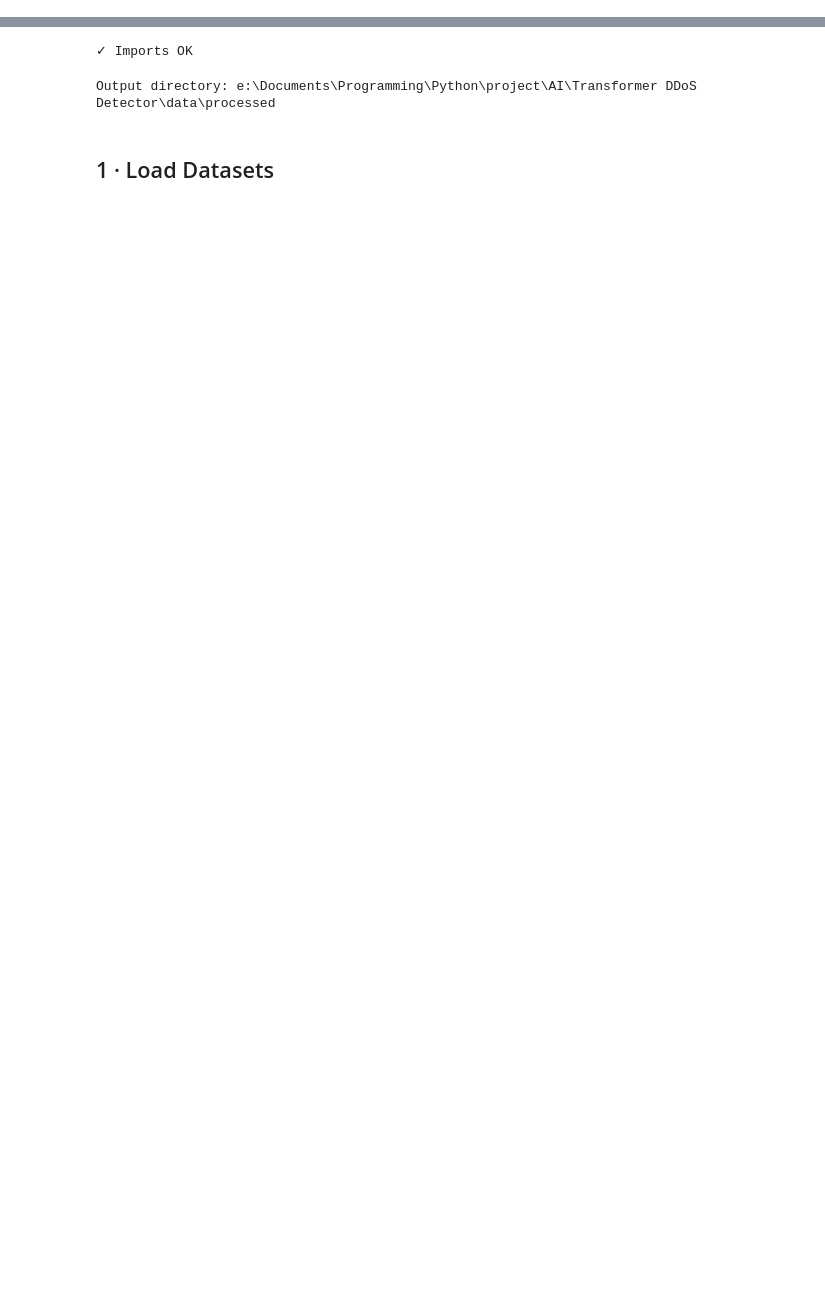
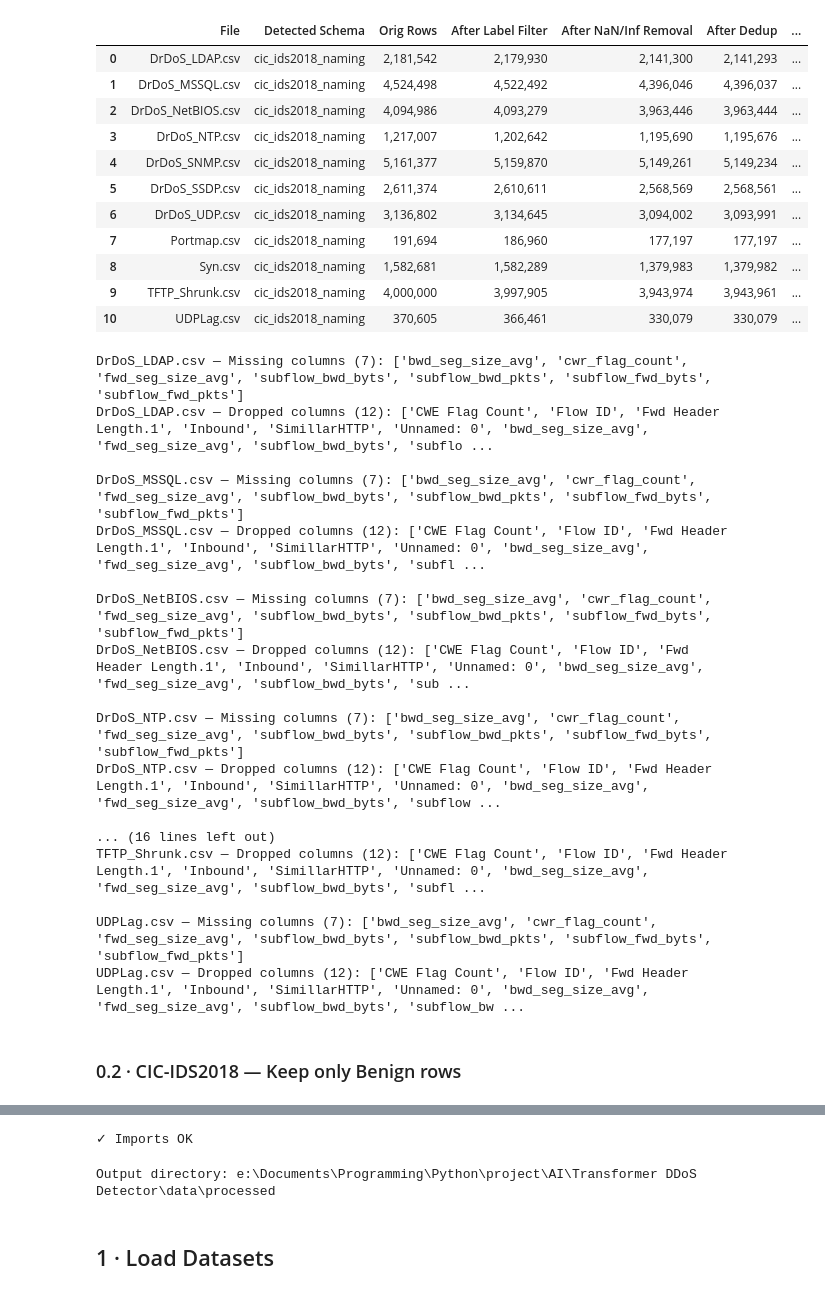
Before and after one commit to MosaAmran11/Transformer-DDoS-Detector, a Jupyter notebook: notebooks/01_data_preprocessing.ipynb, the cells around one changed output, grey strips where cells are left out. Cells and saved outputs as stored; diff of their text form; code cells hidden in the pictures; blank space fills up the shorter version.

```diff
--- a/notebooks/01_data_preprocessing.ipynb
+++ b/notebooks/01_data_preprocessing.ipynb
@@ -13,0 +52,9 @@
+# %%
+# ── Process CIC-DDoS2019 ─────────────────────────────────────────────────────
+ddos_std = DataStandardizer(CONFIG_FILE, DDOS_DIR, DDOS_DIR)
+ddos_results = ddos_std.run(
+    drop_label=['Benign', 'WebDDoS'],
+    max_rows=MAX_ROWS,
+    random_state=RANDOM_STATE,
+)
+print(f'\nDone. Processed {len(ddos_results)} file(s).')
@@ -13,0 +79,65 @@
+# %%
+# ── Display CIC-DDoS2019 results ─────────────────────────────────────────────
+rows = []
+for r in ddos_results:
+    if 'Error' in r:
+        rows.append({'File': r['File'], 'Status': f"ERROR: {r['Error']}"})
+    else:
+        rows.append({
+            'File'                  : r['File'],
+            'Detected Schema'       : r['Detected Type'],
+            'Orig Rows'             : f"{r['Original Rows']:,}",
+            'After Label Filter'    : f"{r['Rows After Label Filter']:,}",
+            'After NaN/Inf Removal' : f"{r['Rows After NaN/Inf Removal']:,}",
+            'After Dedup'           : f"{r['Rows After Dedup']:,}",
+            'Final Rows'            : f"{r['Final Rows']:,}",
+            'Orig Cols'             : r['Original Column Count'],
+            'Final Cols'            : r['Final Column Count'],
+            'Missing Cols'          : len(r['Missing Columns (Target cols not found)']),
+            'Dropped Cols'          : len(r['Dropped Columns (Extras/Duplicates)']),
+        })
+
+df_ddos_summary = pd.DataFrame(rows)
+display(df_ddos_summary)
+
+# Show missing / dropped details for each file
+for r in ddos_results:
+    if 'Error' not in r:
+        missing = r['Missing Columns (Target cols not found)']
+        dropped = r['Dropped Columns (Extras/Duplicates)']
+        if missing:
+            print(f"\n{r['File']} — Missing columns ({len(missing)}): {missing}")
+        if dropped:
+            print(f"{r['File']} — Dropped columns ({len(dropped)}): {dropped}")
+# %% [output]
+|  | File | Detected Schema | Orig Rows | After Label Filter | After NaN/Inf Removal | After Dedup | ... |
+| 0 | DrDoS_LDAP.csv | cic_ids2018_naming | 2,181,542 | 2,179,930 | 2,141,300 | 2,141,293 | ... |
+| 1 | DrDoS_MSSQL.csv | cic_ids2018_naming | 4,524,498 | 4,522,492 | 4,396,046 | 4,396,037 | ... |
+| 2 | DrDoS_NetBIOS.csv | cic_ids2018_naming | 4,094,986 | 4,093,279 | 3,963,446 | 3,963,444 | ... |
+| 3 | DrDoS_NTP.csv | cic_ids2018_naming | 1,217,007 | 1,202,642 | 1,195,690 | 1,195,676 | ... |
+| 4 | DrDoS_SNMP.csv | cic_ids2018_naming | 5,161,377 | 5,159,870 | 5,149,261 | 5,149,234 | ... |
+| 5 | DrDoS_SSDP.csv | cic_ids2018_naming | 2,611,374 | 2,610,611 | 2,568,569 | 2,568,561 | ... |
+| 6 | DrDoS_UDP.csv | cic_ids2018_naming | 3,136,802 | 3,134,645 | 3,094,002 | 3,093,991 | ... |
+| 7 | Portmap.csv | cic_ids2018_naming | 191,694 | 186,960 | 177,197 | 177,197 | ... |
+| 8 | Syn.csv | cic_ids2018_naming | 1,582,681 | 1,582,289 | 1,379,983 | 1,379,982 | ... |
+| 9 | TFTP_Shrunk.csv | cic_ids2018_naming | 4,000,000 | 3,997,905 | 3,943,974 | 3,943,961 | ... |
+| 10 | UDPLag.csv | cic_ids2018_naming | 370,605 | 366,461 | 330,079 | 330,079 | ... |
+DrDoS_LDAP.csv — Missing columns (7): ['bwd_seg_size_avg', 'cwr_flag_count', 'fwd_seg_size_avg', 'subflow_bwd_byts', 'subflow_bwd_pkts', 'subflow_fwd_byts', 'subflow_fwd_pkts']
+DrDoS_LDAP.csv — Dropped columns (12): ['CWE Flag Count', 'Flow ID', 'Fwd Header Length.1', 'Inbound', 'SimillarHTTP', 'Unnamed: 0', 'bwd_seg_size_avg', 'fwd_seg_size_avg', 'subflow_bwd_byts', 'subflo ...
+
+DrDoS_MSSQL.csv — Missing columns (7): ['bwd_seg_size_avg', 'cwr_flag_count', 'fwd_seg_size_avg', 'subflow_bwd_byts', 'subflow_bwd_pkts', 'subflow_fwd_byts', 'subflow_fwd_pkts']
+DrDoS_MSSQL.csv — Dropped columns (12): ['CWE Flag Count', 'Flow ID', 'Fwd Header Length.1', 'Inbound', 'SimillarHTTP', 'Unnamed: 0', 'bwd_seg_size_avg', 'fwd_seg_size_avg', 'subflow_bwd_byts', 'subfl ...
+
+DrDoS_NetBIOS.csv — Missing columns (7): ['bwd_seg_size_avg', 'cwr_flag_count', 'fwd_seg_size_avg', 'subflow_bwd_byts', 'subflow_bwd_pkts', 'subflow_fwd_byts', 'subflow_fwd_pkts']
+DrDoS_NetBIOS.csv — Dropped columns (12): ['CWE Flag Count', 'Flow ID', 'Fwd Header Length.1', 'Inbound', 'SimillarHTTP', 'Unnamed: 0', 'bwd_seg_size_avg', 'fwd_seg_size_avg', 'subflow_bwd_byts', 'sub ...
+
+DrDoS_NTP.csv — Missing columns (7): ['bwd_seg_size_avg', 'cwr_flag_count', 'fwd_seg_size_avg', 'subflow_bwd_byts', 'subflow_bwd_pkts', 'subflow_fwd_byts', 'subflow_fwd_pkts']
+DrDoS_NTP.csv — Dropped columns (12): ['CWE Flag Count', 'Flow ID', 'Fwd Header Length.1', 'Inbound', 'SimillarHTTP', 'Unnamed: 0', 'bwd_seg_size_avg', 'fwd_seg_size_avg', 'subflow_bwd_byts', 'subflow ...
+
+... (16 lines left out)
+TFTP_Shrunk.csv — Dropped columns (12): ['CWE Flag Count', 'Flow ID', 'Fwd Header Length.1', 'Inbound', 'SimillarHTTP', 'Unnamed: 0', 'bwd_seg_size_avg', 'fwd_seg_size_avg', 'subflow_bwd_byts', 'subfl ...
+
+UDPLag.csv — Missing columns (7): ['bwd_seg_size_avg', 'cwr_flag_count', 'fwd_seg_size_avg', 'subflow_bwd_byts', 'subflow_bwd_pkts', 'subflow_fwd_byts', 'subflow_fwd_pkts']
+UDPLag.csv — Dropped columns (12): ['CWE Flag Count', 'Flow ID', 'Fwd Header Length.1', 'Inbound', 'SimillarHTTP', 'Unnamed: 0', 'bwd_seg_size_avg', 'fwd_seg_size_avg', 'subflow_bwd_byts', 'subflow_bw ...
+# %% [markdown]
+### 0.2 · CIC-IDS2018  — Keep only Benign rows
```
Also changed, not shown: parts of 19 cells of this notebook, 6 other files.
